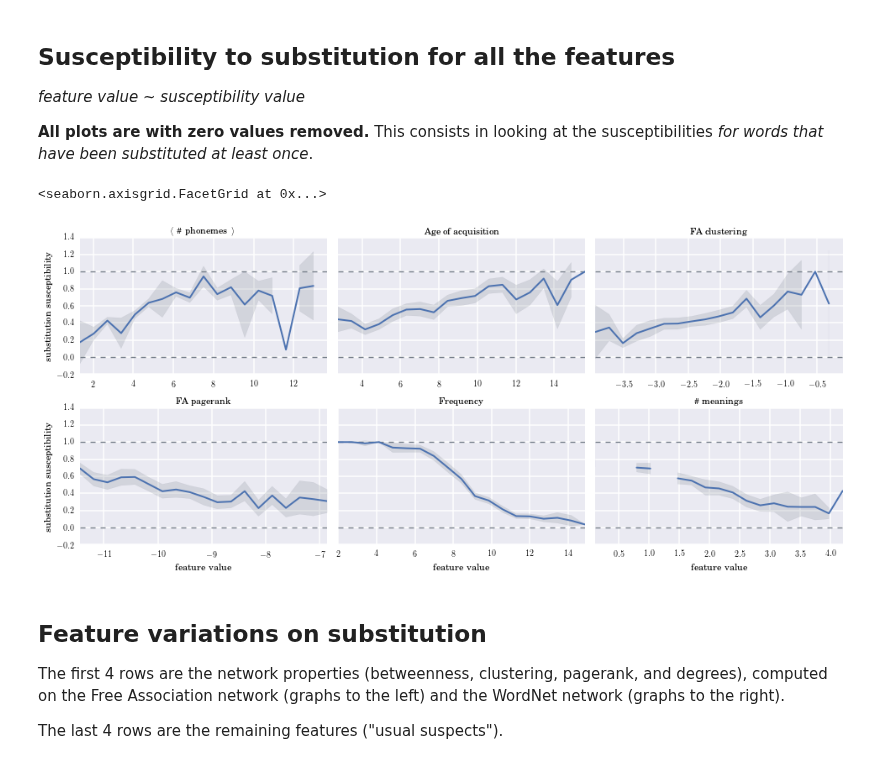
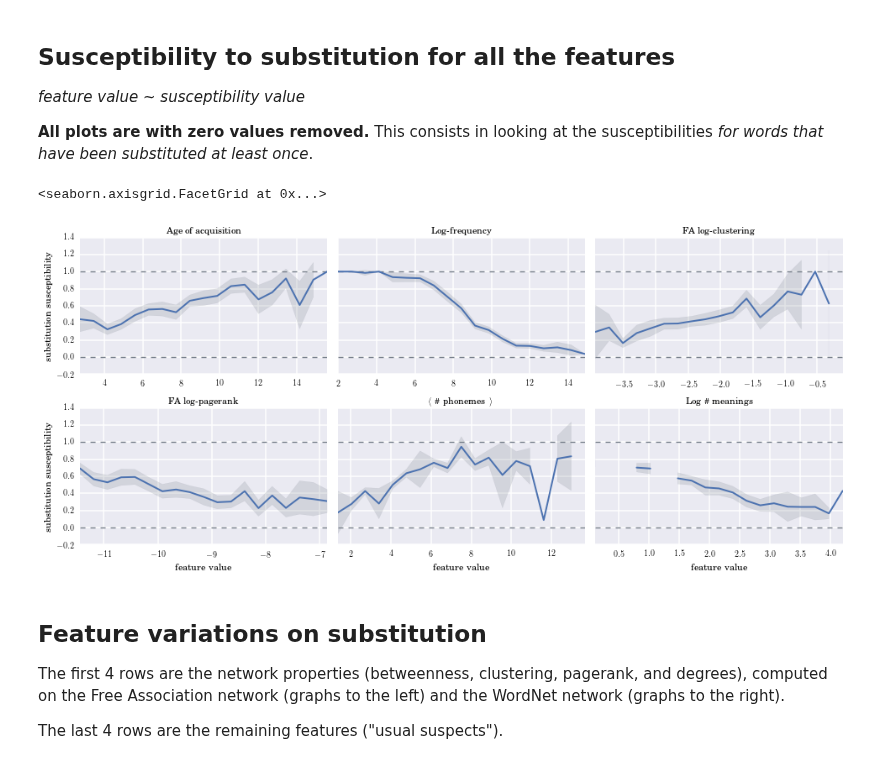
Before and after one commit to wehlutyk/brainscopypaste, a Jupyter notebook: paper_feature_variations.ipynb, the cells around one changed output. Cells and saved outputs as stored; diff of their text form; code cells hidden in the pictures.

```diff
--- a/paper_feature_variations.ipynb
+++ b/paper_feature_variations.ipynb
@@ -15,17 +15,20 @@ import pandas as pd
 from analyze.args import AnalysisArgs
 from analyze.substitutions import SubstitutionsAnalyzer
 # %%
+included_features = ['aoa_Kuperman',
+                     'mt_frequencies',
+                     'fa_CCs',
+                     'fa_PR_scores',
+                     'cmu_MNphonemes',
+                     'wn_NSigns']
+
 # Build the analysis classes
 aa = AnalysisArgs({'ff': 'filtered',
                    'model': 'tbgs',
                    'POS': 'all',
                    'substrings': False,
                    'timebag_size': 2.0,
-                   'features': ['cmu_MNphonemes',
-                                'aoa_Kuperman',
-                                'fa_CCs', 'fa_PR_scores',
-                                'mt_frequencies',
-                                'wn_NSigns'],
+                   'features': included_features,
                    'positions': False,
                    'paths': False,
                    'save': False,
@@ -52,22 +52,22 @@ Loaded the 10225 substitutions that have been mined.
 tr_map = {'aoa_Kuperman': 'Age of acquisition',
           'cmu_MNphonemes': r'$\left< \right.$ \# phonemes $\left. \right>$',
           'cmu_MNsyllables': r'$\left< \right.$ \# syllables $\left. \right>$',
-          'fa_BCs': 'FA betweenness',
-          'fa_CCs': 'FA clustering',
-          'fa_degrees': 'FA degree',
-          'fa_PR_scores': 'FA pagerank',
-          'mt_frequencies': 'Frequency',
-          'mt_start_frequencies': 'Frequency in start quotes',
-          'wn_BCs': 'WN betweenness',
-          'wn_CCs': 'WN clustering',
-          'wn_degrees': 'WN degree',
-          'wn_MNSyns': r'$\left< \right.$ \# synonyms $\left. \right>$',
-          'wn_NSigns': r'\# meanings',
-          'wn_PR_scores': 'WN pagerank'}
+          'fa_BCs': 'FA log-betweenness',
+          'fa_CCs': 'FA log-clustering',
+          'fa_degrees': 'FA log-degree',
+          'fa_PR_scores': 'FA log-pagerank',
+          'mt_frequencies': 'Log-frequency',
+          'mt_start_frequencies': 'Log-frequency in start quotes',
+          'wn_BCs': 'WN log-betweenness',
+          'wn_CCs': 'WN log-clustering',
+          'wn_degrees': 'WN log-degree',
+          'wn_MNSyns': r'$\left< \right.$ log \# synonyms $\left. \right>$',
+          'wn_NSigns': r'Log \# meanings',
+          'wn_PR_scores': 'WN log-pagerank'}
 
 def translate(labels):
     """Translate a list of internal labels to human-readable ones."""
-    if isinstance(tr_map, list):
+    if isinstance(labels, list):
         return [tr_map[l] for l in labels]
     else:
         return tr_map[labels]
@@ -95,31 +95,32 @@ sdata = pd.DataFrame({'feature': np.concatenate([[a.feature.publicname] * len(a.
 # %%
 # Our plotting function for a given feature
 def plot_susceptibility(xvalues, svalues, **kwargs):
     color = kwargs.get('color', 'blue')
 
     bins = np.linspace(xvalues.iloc[0], xvalues.iloc[-1], 20)
     xs = (bins[1:] + bins[:-1]) / 2
     ys = np.zeros_like(xs)
     cs = np.zeros_like(xs)
     for i in range(len(bins) - 1):
         idx = np.where((bins[i] <= xvalues) * (xvalues < bins[i + 1]))[0]
         yss = svalues.iloc[idx]
         ys[i] = yss.mean()
         cs[i] = 1.96 * yss.std() / np.sqrt(len(idx) - 1)
 
     plt.hlines(0, xs[0], xs[-1], linestyles='dashed', colors=sb.desaturate(color, 0.2))
     plt.hlines(1, xs[0], xs[-1], linestyles='dashed', colors=sb.desaturate(color, 0.2))
     plt.plot(xs, ys, '-', lw=2, color=color)
     plt.fill_between(xs, ys - cs, ys + cs, color=sb.desaturate(color, 0.2), alpha=0.2)
     plt.xlim(xs[0], xs[-1])
 
 # Plot!
-sg = sb.FacetGrid(sdata, col='feature', col_wrap=3, aspect=1.5, size=3, sharex=False)
+sg = sb.FacetGrid(sdata, col='feature', col_wrap=3, col_order=translate(included_features),
+                  aspect=1.5, size=3, sharex=False)
 sg.map(plot_susceptibility, 'feature value', 'substitution susceptibility')
 sg.set_titles('{col_name}')
 # %% [output]
 <seaborn.axisgrid.FacetGrid at 0x...>
-[figure, old version]
+[figure, new version]
 # %% [markdown]
 ## Feature variations on substitution
 
```
Also changed, not shown: parts of 5 cells of this notebook.
